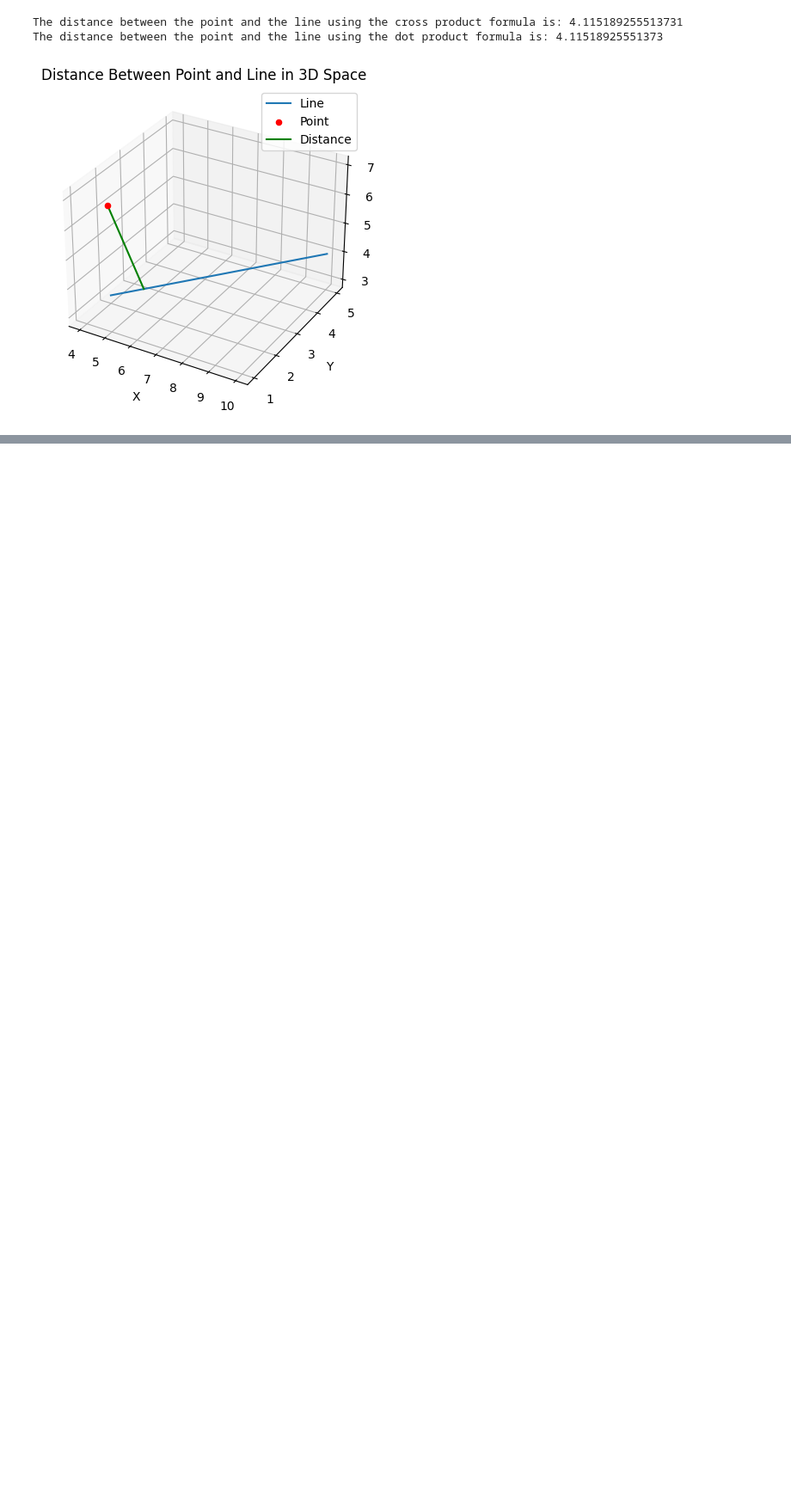
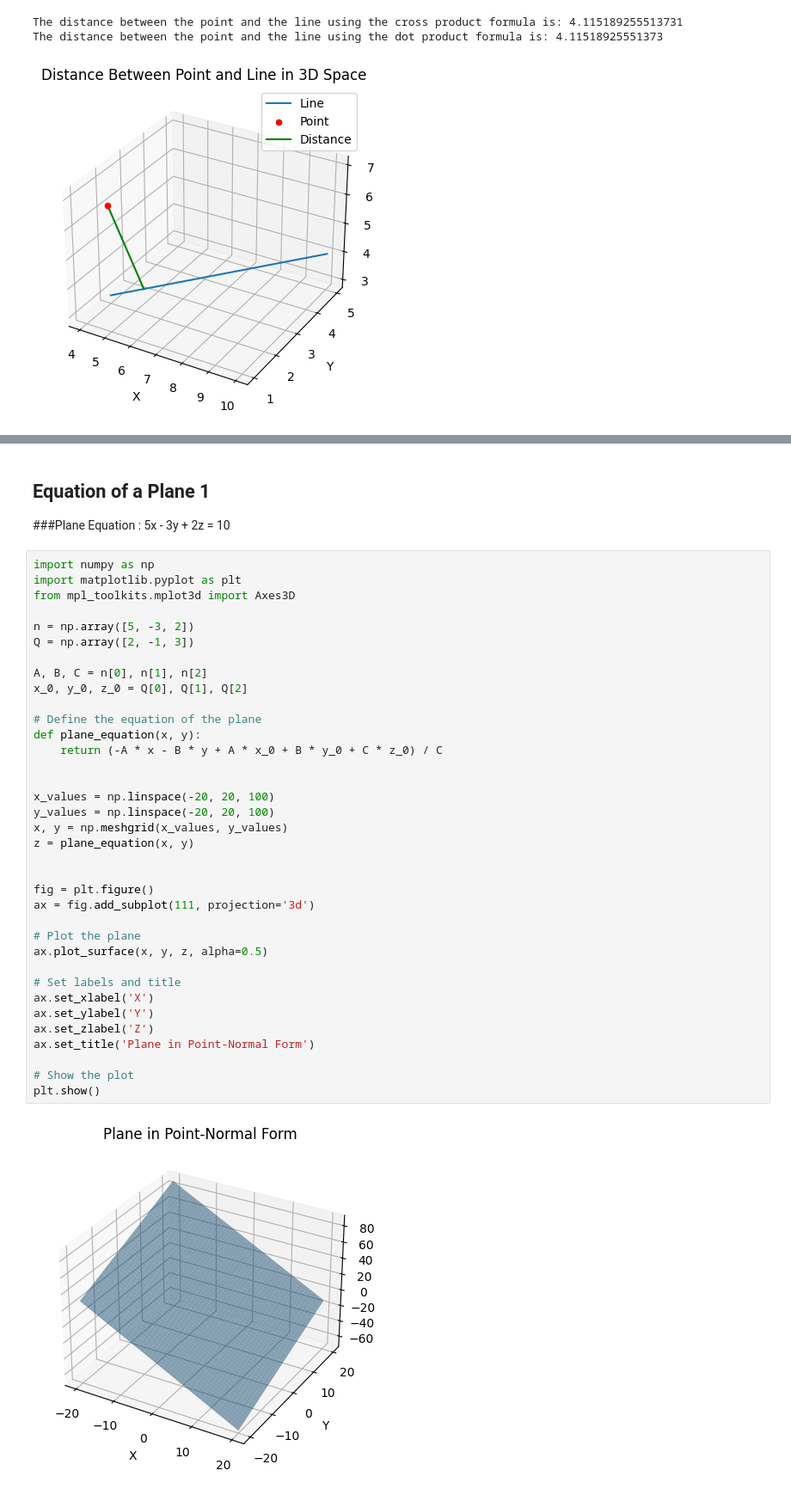
Before and after one commit to Iddhie/Linear_Algebra, a Jupyter notebook: Exercise6.ipynb, the cells around one changed output, grey strips where cells are left out. Shown at 86% size. Saved outputs shown, nothing was run; the diff lists cells and outputs as text; blank space fills up the shorter version.

```diff
--- a/Exercise6.ipynb
+++ b/Exercise6.ipynb
@@ -48,0 +89,42 @@ The distance between the point and the line using the dot product formula is: 4.
+# %% [markdown]
+## Equation of a Plane 1
+
+###Plane Equation  : 5x - 3y + 2z = 10
+# %%
+import numpy as np
+import matplotlib.pyplot as plt
+from mpl_toolkits.mplot3d import Axes3D
+
+n = np.array([5, -3, 2])
+Q = np.array([2, -1, 3])
+
+A, B, C = n[0], n[1], n[2]
+x_0, y_0, z_0 = Q[0], Q[1], Q[2]
+
+# Define the equation of the plane
+def plane_equation(x, y):
+    return (-A * x - B * y + A * x_0 + B * y_0 + C * z_0) / C
+
+
+x_values = np.linspace(-20, 20, 100)
+y_values = np.linspace(-20, 20, 100)
+x, y = np.meshgrid(x_values, y_values)
+z = plane_equation(x, y)
+
+
+fig = plt.figure()
+ax = fig.add_subplot(111, projection='3d')
+
+# Plot the plane
+ax.plot_surface(x, y, z, alpha=0.5)
+
+# Set labels and title
+ax.set_xlabel('X')
+ax.set_ylabel('Y')
+ax.set_zlabel('Z')
+ax.set_title('Plane in Point-Normal Form')
+
+# Show the plot
+plt.show()
+# %% [output]
+[figure, added]
```
Also changed, not shown: parts of 7 cells of this notebook.
